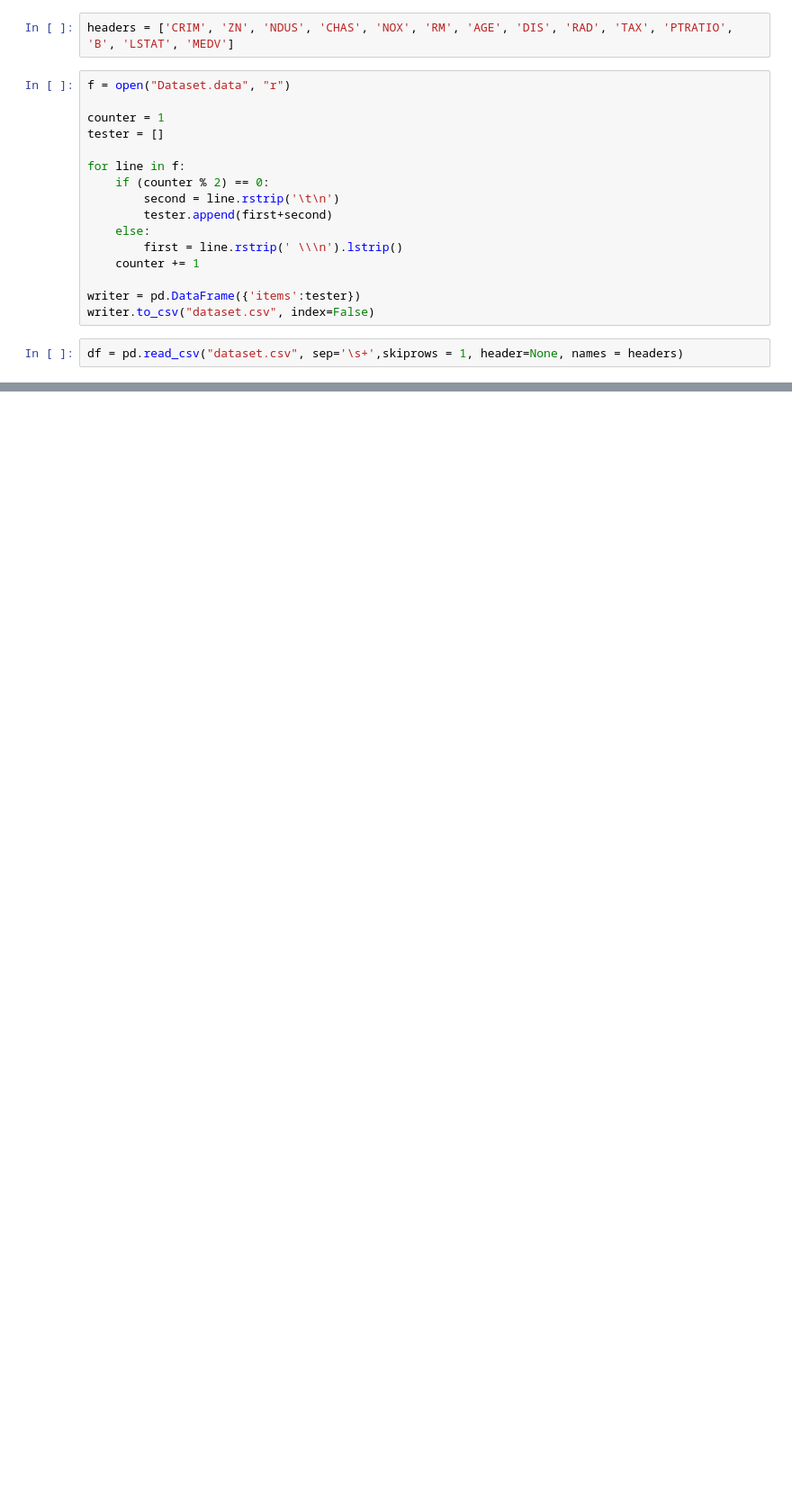
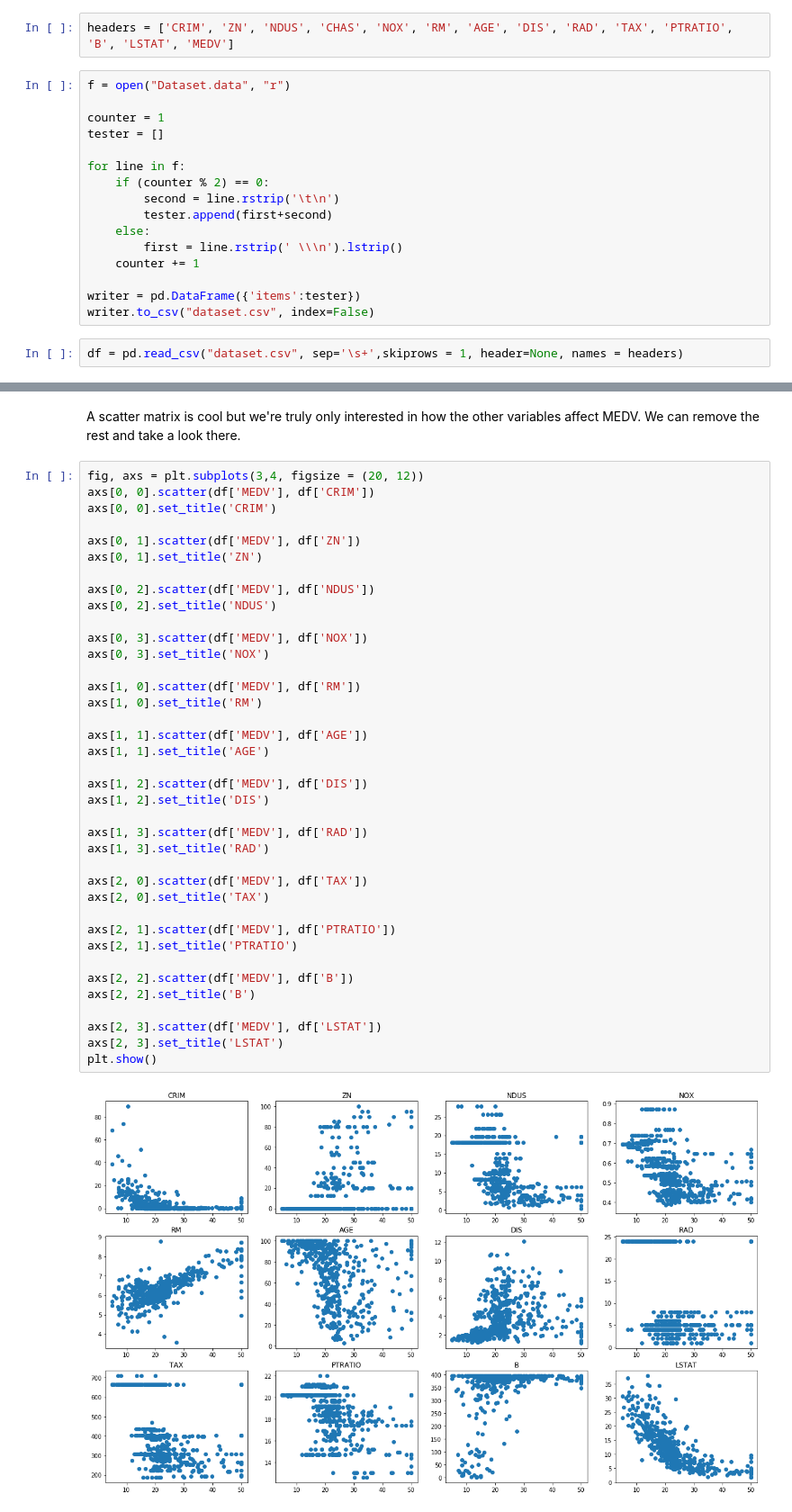
Before and after one commit to ohmgmatt/boston_housing, a Jupyter notebook: Untitled.ipynb, the cells around one changed output, grey strips where cells are left out. Shown: that part at 90% size. Drawn from its saved outputs; the diff is of its cells as text; blank space fills up the shorter version.

```diff
--- a/Untitled.ipynb
+++ b/Untitled.ipynb
@@ -34,0 +61,42 @@ df.describe()
+# %% [markdown]
+A scatter matrix is cool but we're truly only interested in how the other variables affect MEDV. We can remove the rest and take a look there.
+# %%
+fig, axs = plt.subplots(3,4, figsize = (20, 12))
+axs[0, 0].scatter(df['MEDV'], df['CRIM'])
+axs[0, 0].set_title('CRIM')
+
+axs[0, 1].scatter(df['MEDV'], df['ZN'])
+axs[0, 1].set_title('ZN')
+
+axs[0, 2].scatter(df['MEDV'], df['NDUS'])
+axs[0, 2].set_title('NDUS')
+
+axs[0, 3].scatter(df['MEDV'], df['NOX'])
+axs[0, 3].set_title('NOX')
+
+axs[1, 0].scatter(df['MEDV'], df['RM'])
+axs[1, 0].set_title('RM')
+
+axs[1, 1].scatter(df['MEDV'], df['AGE'])
+axs[1, 1].set_title('AGE')
+
+axs[1, 2].scatter(df['MEDV'], df['DIS'])
+axs[1, 2].set_title('DIS')
+
+axs[1, 3].scatter(df['MEDV'], df['RAD'])
+axs[1, 3].set_title('RAD')
+
+axs[2, 0].scatter(df['MEDV'], df['TAX'])
+axs[2, 0].set_title('TAX')
+
+axs[2, 1].scatter(df['MEDV'], df['PTRATIO'])
+axs[2, 1].set_title('PTRATIO')
+
+axs[2, 2].scatter(df['MEDV'], df['B'])
+axs[2, 2].set_title('B')
+
+axs[2, 3].scatter(df['MEDV'], df['LSTAT'])
+axs[2, 3].set_title('LSTAT')
+plt.show()
+# %% [output]
+[figure, added]
```
Also changed, not shown: parts of 12 cells of this notebook.
